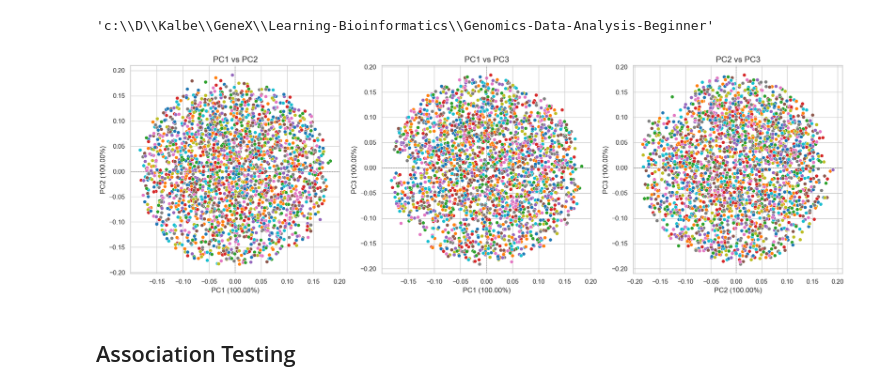
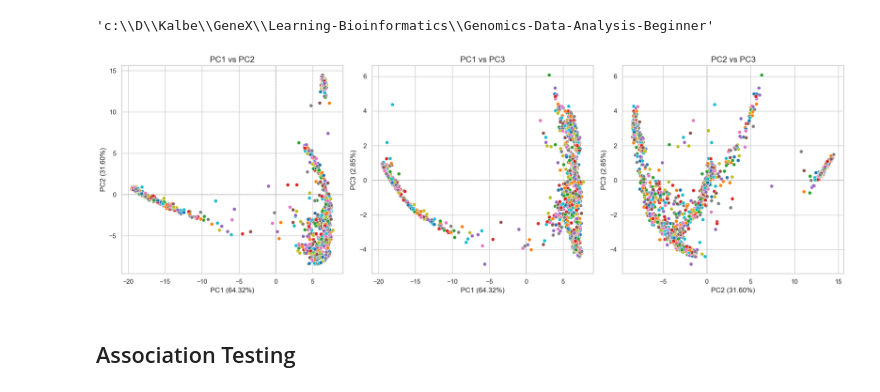
Before and after one commit to rinogrego/Learning-Bioinformatics, a Jupyter notebook: Genomics-Data-Analysis-Beginner/1KG-analysis.ipynb, the cells around one changed output. Cells and saved outputs as stored; diff of their text form; code cells hidden in the pictures.

Commit message:
update PCA visualization

```diff
--- a/Genomics-Data-Analysis-Beginner/1KG-analysis.ipynb
+++ b/Genomics-Data-Analysis-Beginner/1KG-analysis.ipynb
@@ -186,22 +186,17 @@ dist_populations = pd.read_csv(dist_file, sep='\s+', header=None)
 fam = pd.read_csv(id_file, sep='\s+', header=None, usecols=[0], names=["famids"])
 famInd = pd.read_csv(id_file, sep='\s+', header=None, usecols=[1], names=["IID"])
 # %%
-# Perform PCA using multidimensional scaling (equivalent to cmdscale in R)
-# Principal Coordinate Analysis (PCoA)
-from sklearn.manifold import MDS
-
-# Perform MDS to get PCA-like eigenvalues and eigenvectors
-mds = MDS(n_components=5, dissimilarity="precomputed", random_state=42)
-mds_points = mds.fit_transform(dist_populations)
+# Perform PCA or PCoA
+dist_matrix = pairwise_distances(dist_populations)  # Assuming `dist_populations` is precomputed
+pcoa = PCA(n_components=5)  # Replace MDS with PCA for proper eigenvalue decomposition
+pcoa_points = pcoa.fit_transform(dist_matrix)
 
 # Combine eigenvectors with family and individual IDs
-eigenvec_populations = pd.DataFrame(mds_points, columns=[f'PC{i}' for i in range(1, 6)])
+eigenvec_populations = pd.DataFrame(pcoa_points, columns=[f'PC{i}' for i in range(1, 6)])
 eigenvec_populations = pd.concat([fam, famInd, eigenvec_populations], axis=1)
 
-# Calculate the proportion of variation (approximation using stress values)
-eigen_percent = 100 * (mds.stress_ / np.sum(mds.stress_))
-
-# this took 24m 13.4s
+# Calculate the proportion of variation explained by each principal component
+eigen_percent = 100 * pcoa.explained_variance_ratio_
 # %%
 # Plotting PCA results with 3 subplots in 1 row
 sns.set(style="whitegrid")
@@ -216,40 +211,40 @@ sns.scatterplot(
 axes[0].axhline(0, linestyle='dotted', color='grey', linewidth=1)
 axes[0].axvline(0, linestyle='dotted', color='grey', linewidth=1)
 axes[0].set_title("PC1 vs PC2", fontsize=14)
-axes[0].set_xlabel(f"PC1 ({eigen_percent:.2f}%)", fontsize=12)
-axes[0].set_ylabel(f"PC2 ({eigen_percent:.2f}%)", fontsize=12)
+axes[0].set_xlabel(f"PC1 ({eigen_percent[0]:.2f}%)", fontsize=12)
+axes[0].set_ylabel(f"PC2 ({eigen_percent[1]:.2f}%)", fontsize=12)
 
 # PC1 vs PC3
 sns.scatterplot(
     data=eigenvec_populations,
     x='PC1', y='PC3', hue='famids', palette='tab10', legend=False,
     ax=axes[1]
 )
 axes[1].axhline(0, linestyle='dotted', color='grey', linewidth=1)
 axes[1].axvline(0, linestyle='dotted', color='grey', linewidth=1)
 axes[1].set_title("PC1 vs PC3", fontsize=14)
-axes[1].set_xlabel(f"PC1 ({eigen_percent:.2f}%)", fontsize=12)
-axes[1].set_ylabel(f"PC3 ({eigen_percent:.2f}%)", fontsize=12)
+axes[1].set_xlabel(f"PC1 ({eigen_percent[0]:.2f}%)", fontsize=12)
+axes[1].set_ylabel(f"PC3 ({eigen_percent[2]:.2f}%)", fontsize=12)
 
 # PC2 vs PC3
 sns.scatterplot(
     data=eigenvec_populations,
     x='PC2', y='PC3', hue='famids', palette='tab10', legend=False,
     ax=axes[2]
 )
 axes[2].axhline(0, linestyle='dotted', color='grey', linewidth=1)
 axes[2].axvline(0, linestyle='dotted', color='grey', linewidth=1)
 axes[2].set_title("PC2 vs PC3", fontsize=14)
-axes[2].set_xlabel(f"PC2 ({eigen_percent:.2f}%)", fontsize=12)
-axes[2].set_ylabel(f"PC3 ({eigen_percent:.2f}%)", fontsize=12)
+axes[2].set_xlabel(f"PC2 ({eigen_percent[1]:.2f}%)", fontsize=12)
+axes[2].set_ylabel(f"PC3 ({eigen_percent[2]:.2f}%)", fontsize=12)
 
 # Adjust layout for better spacing
 plt.tight_layout()
 
 # Display the plots
 plt.show()
 # %% [output]
-[figure, old version]
+[figure, new version]
 # %% [markdown]
 ## Association Testing
 # %% [markdown]
```
Also changed, not shown: parts of 3 cells of this notebook.
